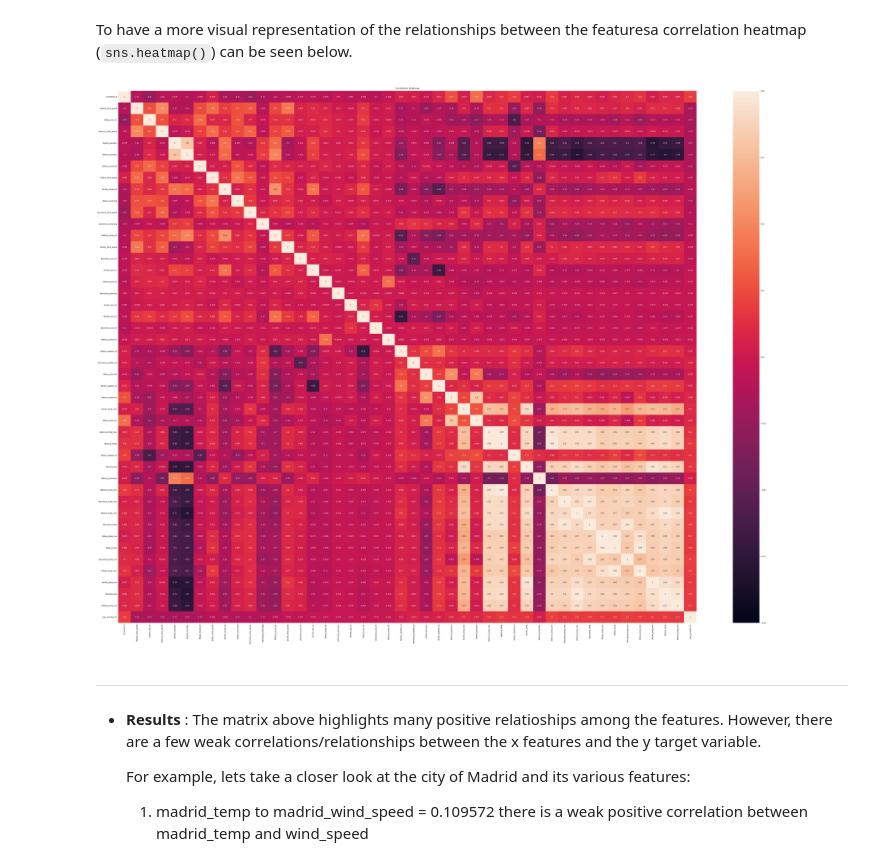
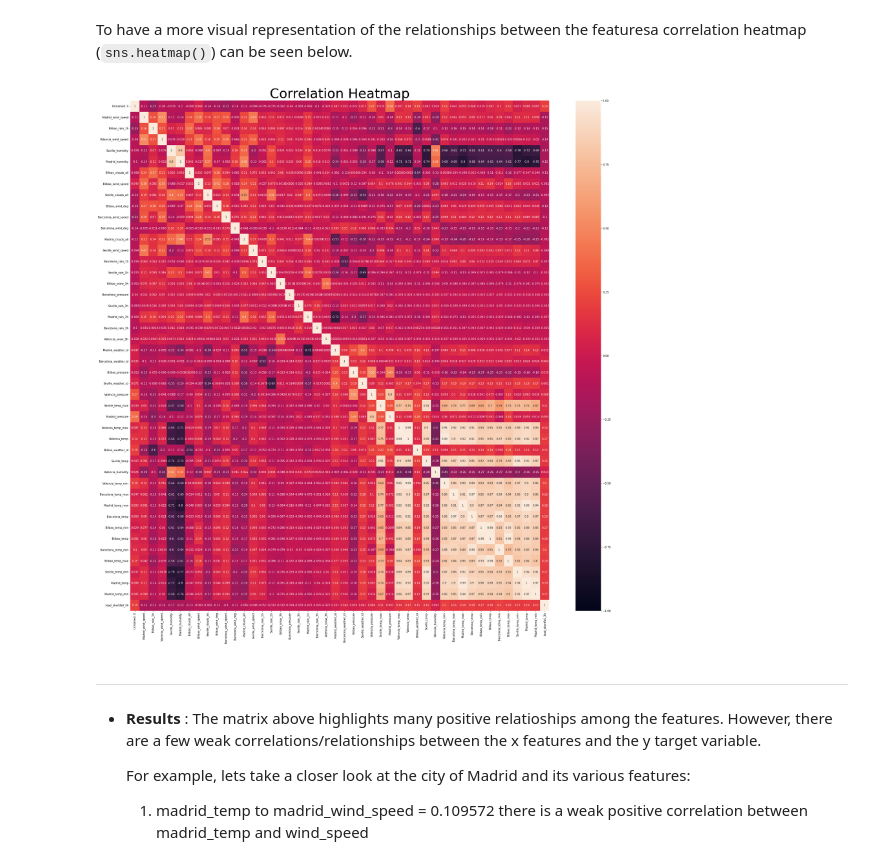
Before and after one commit to Team6regressionsprint/load-shortfall-regression-predict-api, a Jupyter notebook: starter-notebook_framework.ipynb, the cells around one changed output. Cells and saved outputs as stored; diff of their text form; code cells hidden in the pictures.

Commit message:
Update image

```diff
--- a/starter-notebook_framework.ipynb
+++ b/starter-notebook_framework.ipynb
@@ -556,12 +556,12 @@ df_copy.corr()
 To have a more visual representation of the relationships between the featuresa correlation heatmap (`sns.heatmap()`) can be seen below.
 # %%
 # Create heatmap
-plt.figure(figsize=(60,45))
+plt.figure(figsize=(35,35))
 heatmap = sns.heatmap(df_copy.corr(), vmin=-1, vmax=1, annot=True)
 
-heatmap.set_title('Correlation Heatmap', fontdict={'fontsize':13}, pad=12);
+heatmap.set_title('Correlation Heatmap', fontdict={'fontsize':50}, pad=10);
 # %% [output]
-[figure, old version]
+[figure, new version]
 # %% [markdown]
 ***
 
```
Also changed, not shown: parts of 2 cells of this notebook.
